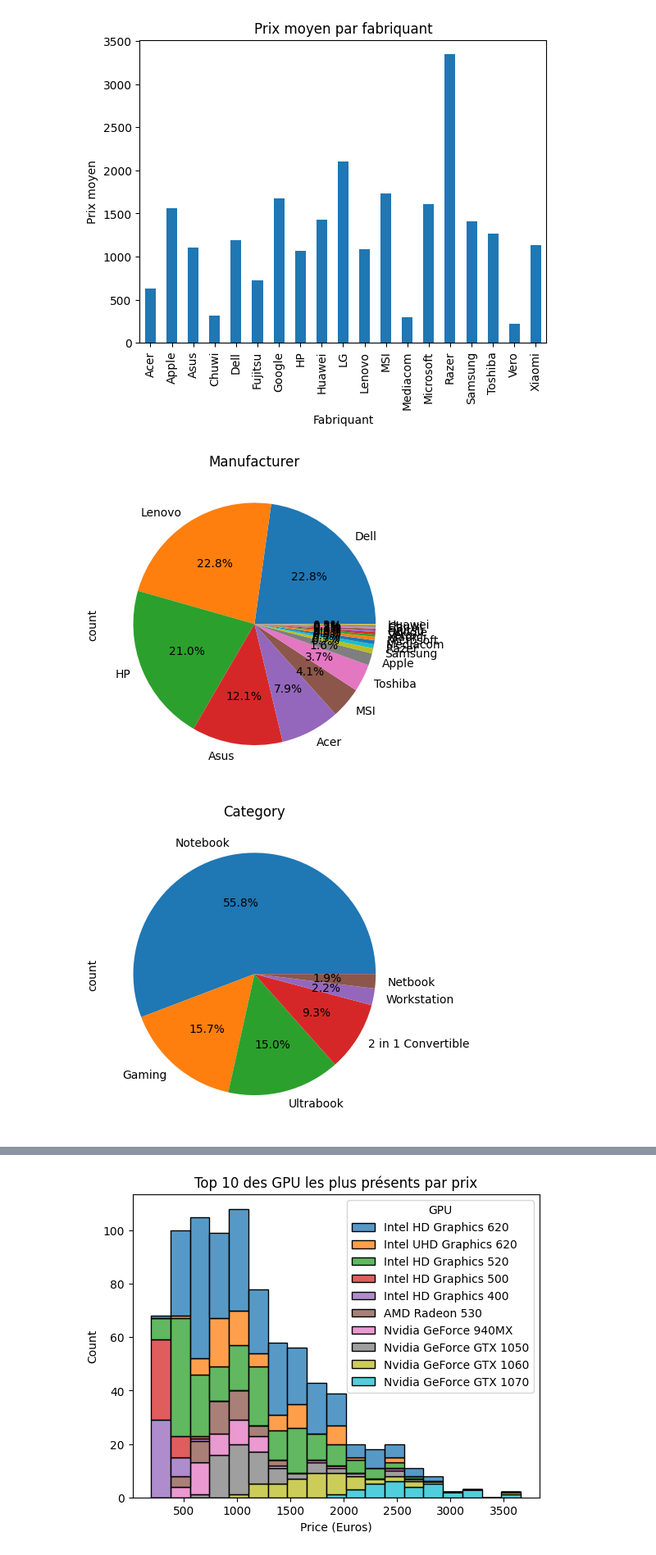
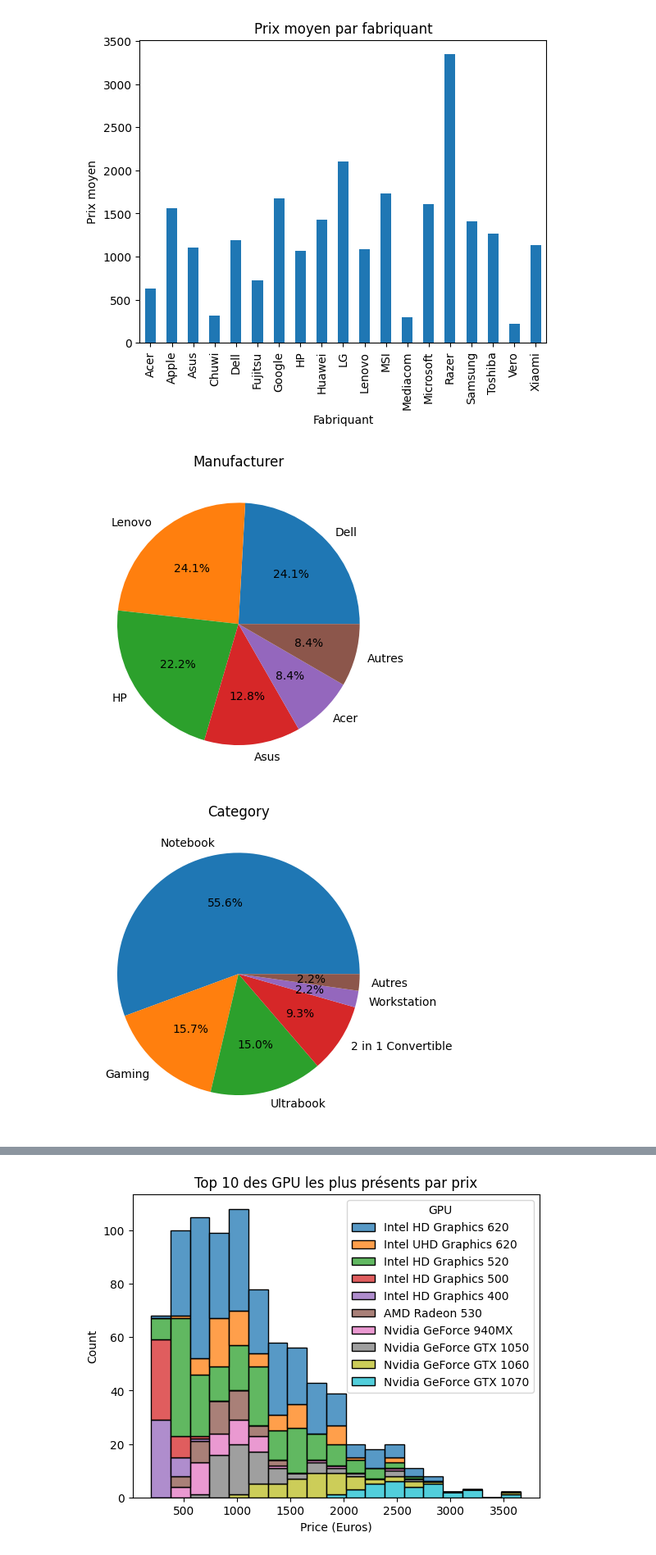
Before and after one commit to SnowZucc/Laptops-Data-Regression, a Jupyter notebook: data_analysis.ipynb, the cells around one changed output, grey strips where cells are left out. Shown at 82% size. Drawn from its saved outputs; the diff is of its cells as text; code cells hidden in the pictures.

```diff
--- a/data_analysis.ipynb
+++ b/data_analysis.ipynb
@@ -349,11 +250,16 @@ plt.show()
 # %% [output]
 [figure]
 # %%
+import matplotlib.pyplot as plt
+
 for column in laptop_data.columns:
-   if column != 'Price (Euros)'  and column != 'ID':
-      laptop_data[column].value_counts().plot(kind='pie', autopct='%1.1f%%')
+  if column != 'Price (Euros)' and column != 'ID':
+      counts = laptop_data[column].value_counts().head(5)
+      others = counts.sum() - counts.iloc[:4].sum()
+      counts = pd.concat([counts, pd.Series([others], index=["Autres"])])
+      counts.plot(kind='pie', autopct='%1.1f%%')
       plt.title(column)
       plt.show()
 # %% [output]
-[figure, old version]
+[figure, new version]
-[figure, old version]
+[figure, new version]
```
Also changed, not shown: parts of 35 cells of this notebook.
